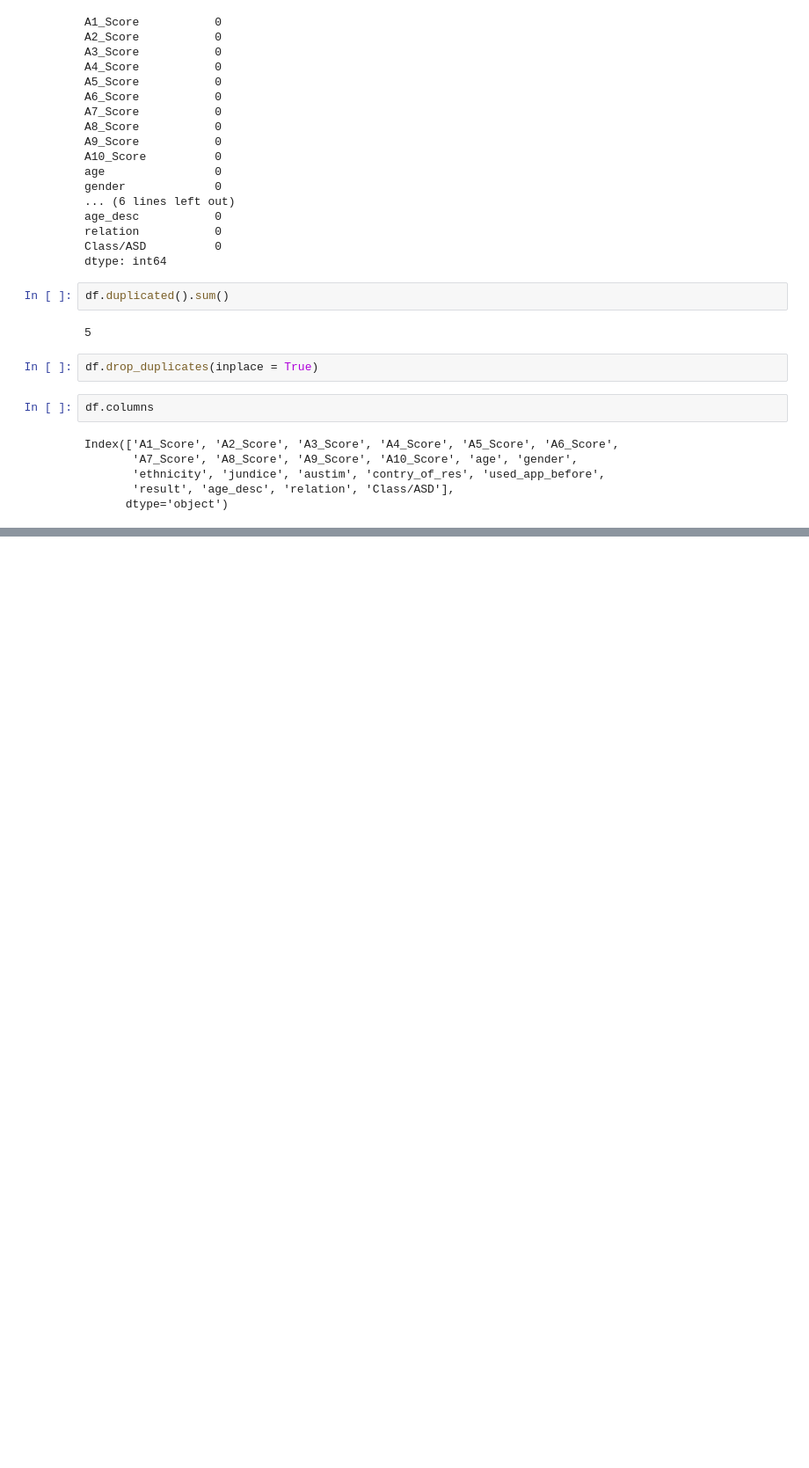
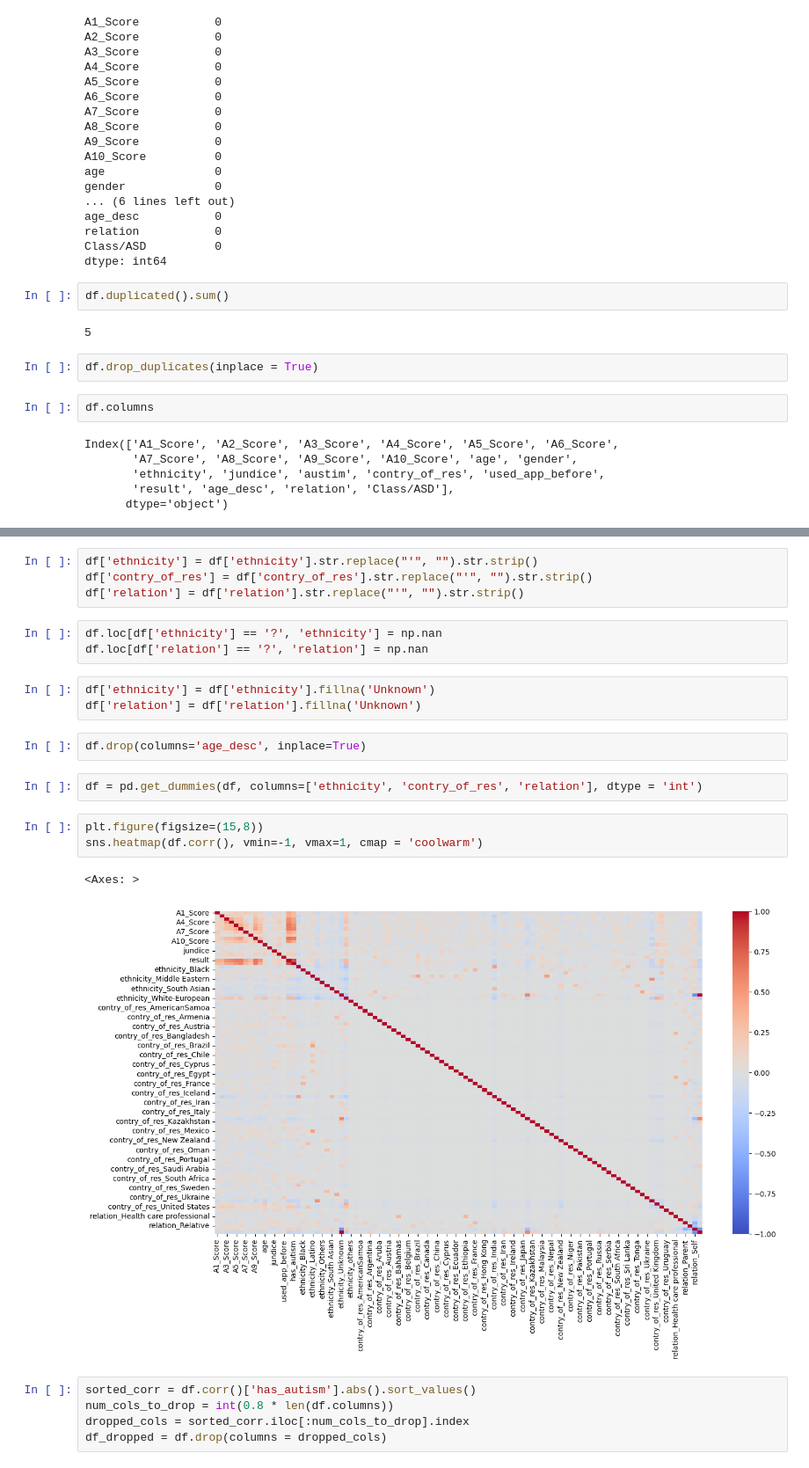
Before and after one commit to ly-daniel/Practice-Projects, a Jupyter notebook: Autism Screening/autism data analysis.ipynb, the cells around one changed output, grey strips where cells are left out. Shown at 88% size. Cells and saved outputs as stored; diff of their text form; blank space fills up the shorter version.

```diff
--- a/Autism Screening/autism data analysis.ipynb
+++ b/Autism Screening/autism data analysis.ipynb
@@ -162,0 +168,25 @@ memory usage: 120.1+ KB
+# %%
+df['ethnicity'] = df['ethnicity'].str.replace("'", "").str.strip()
+df['contry_of_res'] = df['contry_of_res'].str.replace("'", "").str.strip()
+df['relation'] = df['relation'].str.replace("'", "").str.strip()
+# %%
+df.loc[df['ethnicity'] == '?', 'ethnicity'] = np.nan
+df.loc[df['relation'] == '?', 'relation'] = np.nan
+# %%
+df['ethnicity'] = df['ethnicity'].fillna('Unknown')
+df['relation'] = df['relation'].fillna('Unknown')
+# %%
+df.drop(columns='age_desc', inplace=True)
+# %%
+df = pd.get_dummies(df, columns=['ethnicity', 'contry_of_res', 'relation'], dtype = 'int')
+# %%
+plt.figure(figsize=(15,8))
+sns.heatmap(df.corr(), vmin=-1, vmax=1, cmap = 'coolwarm')
+# %% [output]
+<Axes: >
+[figure, added]
+# %%
+sorted_corr = df.corr()['has_autism'].abs().sort_values()
+num_cols_to_drop = int(0.8 * len(df.columns))
+dropped_cols = sorted_corr.iloc[:num_cols_to_drop].index
+df_dropped = df.drop(columns = dropped_cols)
```
Also changed, not shown: parts of 19 cells of this notebook.
